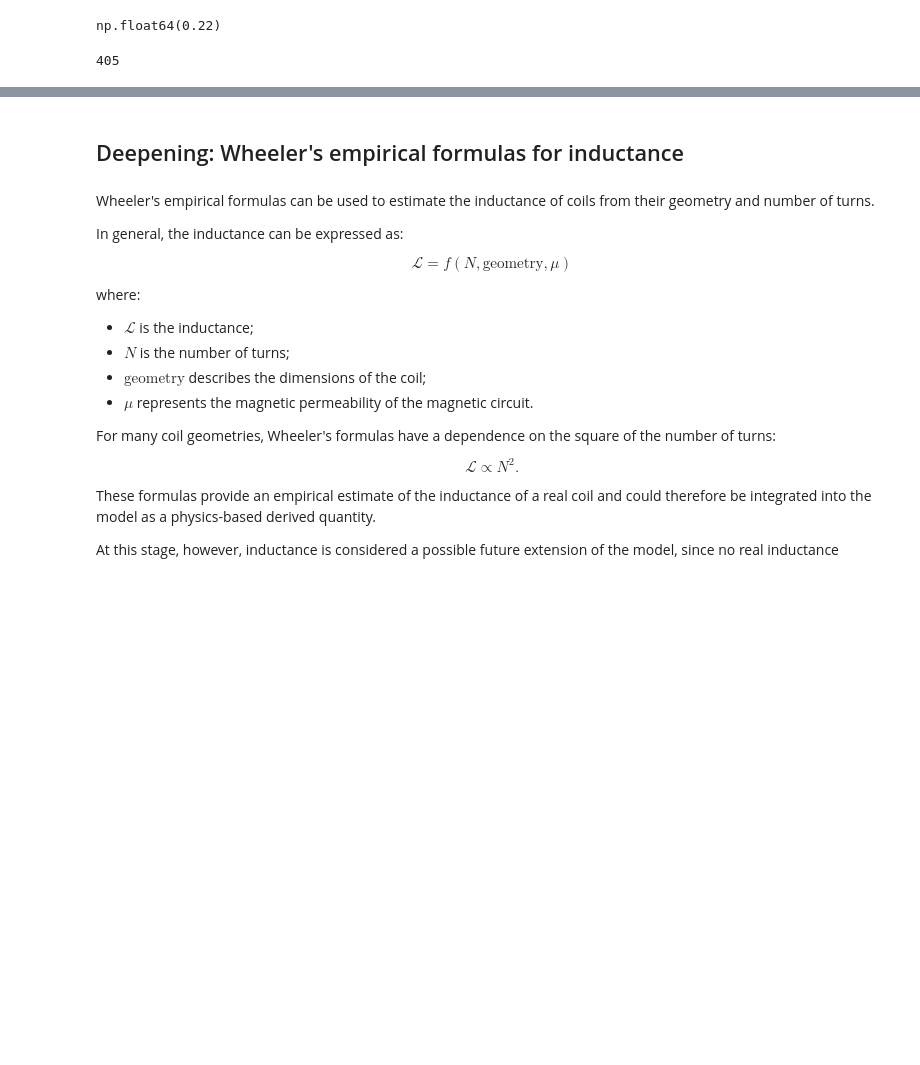
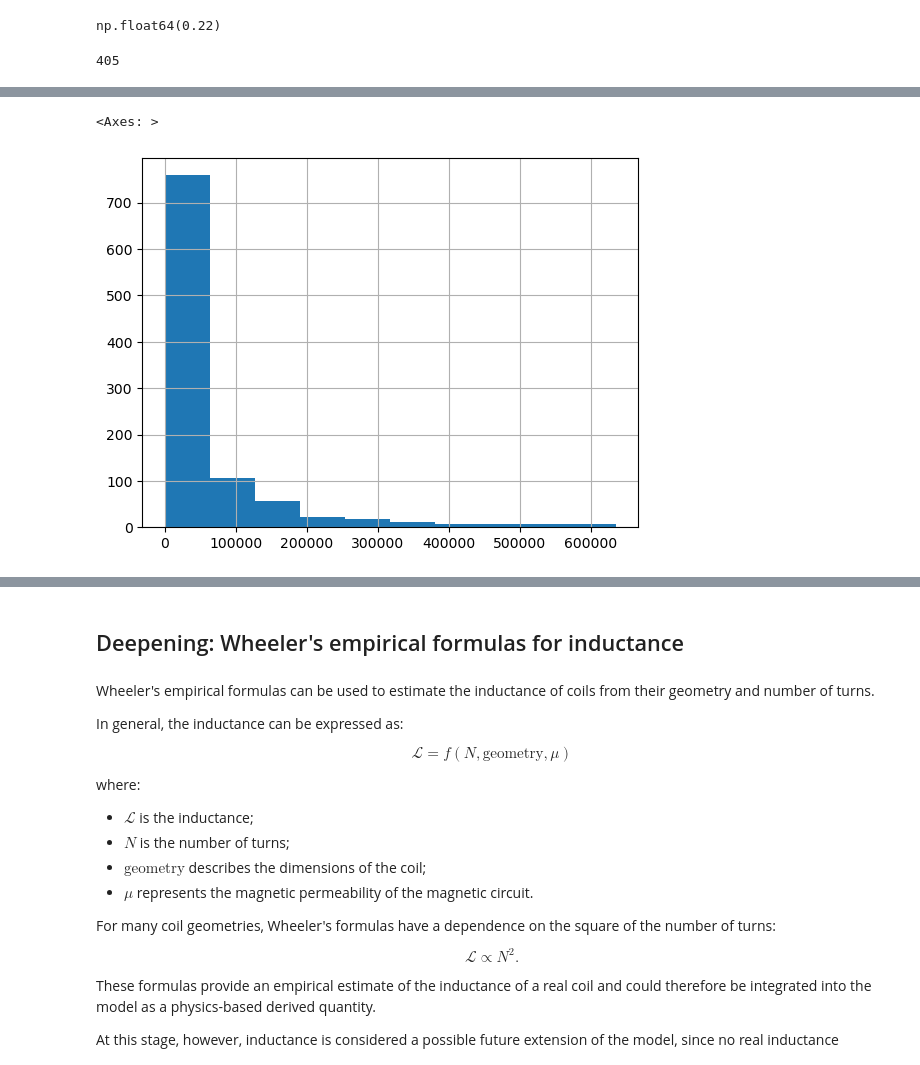
Before and after one commit to 2w2kpf9xwq-ship-it/industrial-coil-ai, a Jupyter notebook: notebooks/02_synthetic_data_generation.ipynb, the cells around one changed output, grey strips where cells are left out. Cells and saved outputs as stored; diff of their text form; code cells hidden in the pictures; blank space fills up the shorter version.

Commit message:
Generation of a synthetic coil DataFrame of 1000 samples

```diff
--- a/notebooks/02_synthetic_data_generation.ipynb
+++ b/notebooks/02_synthetic_data_generation.ipynb
@@ -1042,0 +1102,39 @@ N
+# %%
+# r_e: outer radius
+r_e = r_i + t
+
+# We randomly choose one of the available nominal wire diameters for each coil:
+wire_indices = rng.choice(
+    wires.index,
+    size = n_samples
+)
+sampled_wires = wires.loc[wire_indices].reset_index(drop=True)
+
+# We compute now the mean value of the Grade 1 outer diameter:
+d_Cu = sampled_wires["d_Cu_mm"]
+
+d_outer = (
+    sampled_wires["d_outer_g1_min_mm"] + sampled_wires["d_outer_g1_max_mm"]
+) / 2
+# %%
+# Let's compute N (number of coil turns):
+N_per_layer = np.floor(h / d_outer).astype(int)
+n_layers = np.floor(t / d_outer).astype(int)
+N = N_per_layer * n_layers
+# %%
+# Conclusion and distribution of N
+
+synthetic_coils = pd.DataFrame({
+    "category": categories,
+    "h_mm": h,
+    "r_i_mm": r_i,
+    "t_mm": t,
+    "r_e_mm": r_e,
+    "d_Cu_mm": d_Cu,
+    "d_outer_mm": d_outer,
+    "N_per_layer": N_per_layer,
+    "n_layers": n_layers,
+    "N": N
+})
+
+synthetic_coils.head()
@@ -1042,0 +1160,5 @@ N
+# %%
+synthetic_coils["N"].hist()
+# %% [output]
+<Axes: >
+[figure, added]
```
Also changed, not shown: parts of 10 cells of this notebook, 1 other file.
